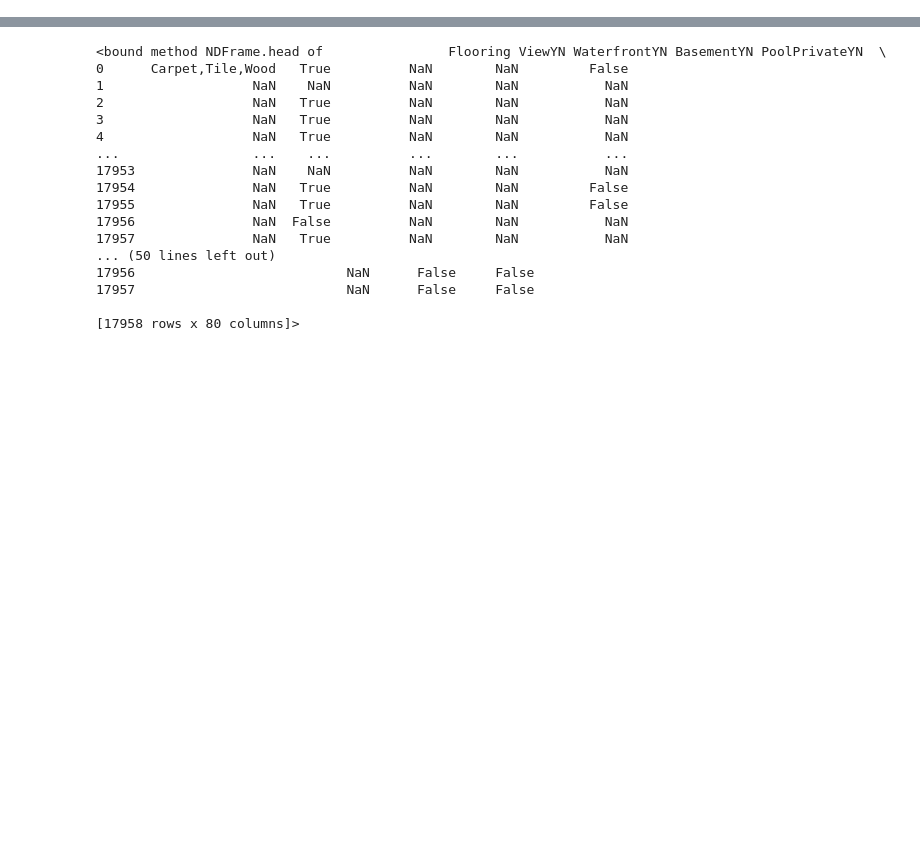
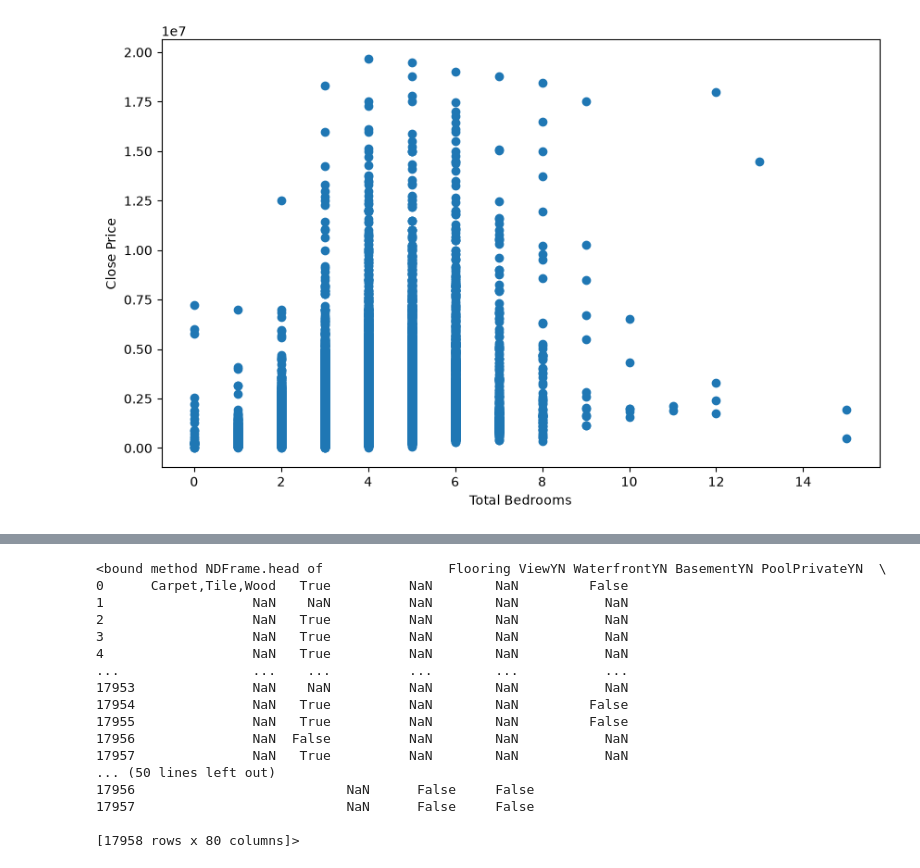
Before and after one commit to reeantran/IDX-Exchange-Data-Science, a Jupyter notebook: 01_exploration.ipynb, the cells around one changed output, grey strips where cells are left out. Cells and saved outputs as stored; diff of their text form; code cells hidden in the pictures; blank space fills up the shorter version.

```diff
--- a/01_exploration.ipynb
+++ b/01_exploration.ipynb
@@ -4,0 +42,8 @@ import matplotlib.pyplot as plt
+# %%
+plt.figure(figsize=(10, 6))
+plt.scatter(bedrooms_df, closePrice_df)
+plt.xlabel("Total Bedrooms")
+plt.ylabel("Close Price")
+plt.show()
+# %% [output]
+[figure, added]
```
Also changed, not shown: parts of 22 cells of this notebook.
